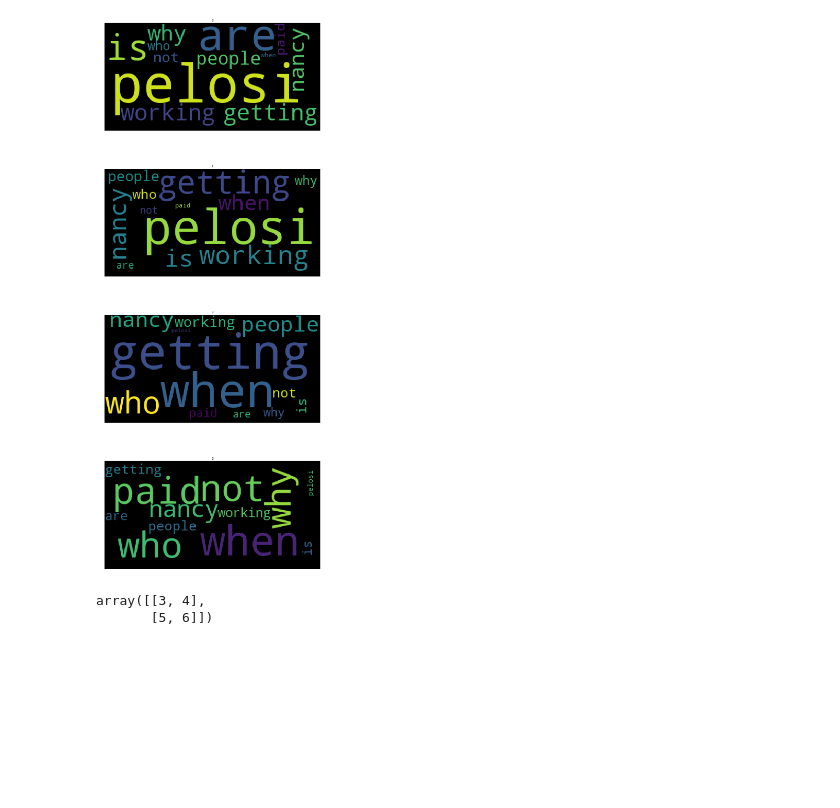
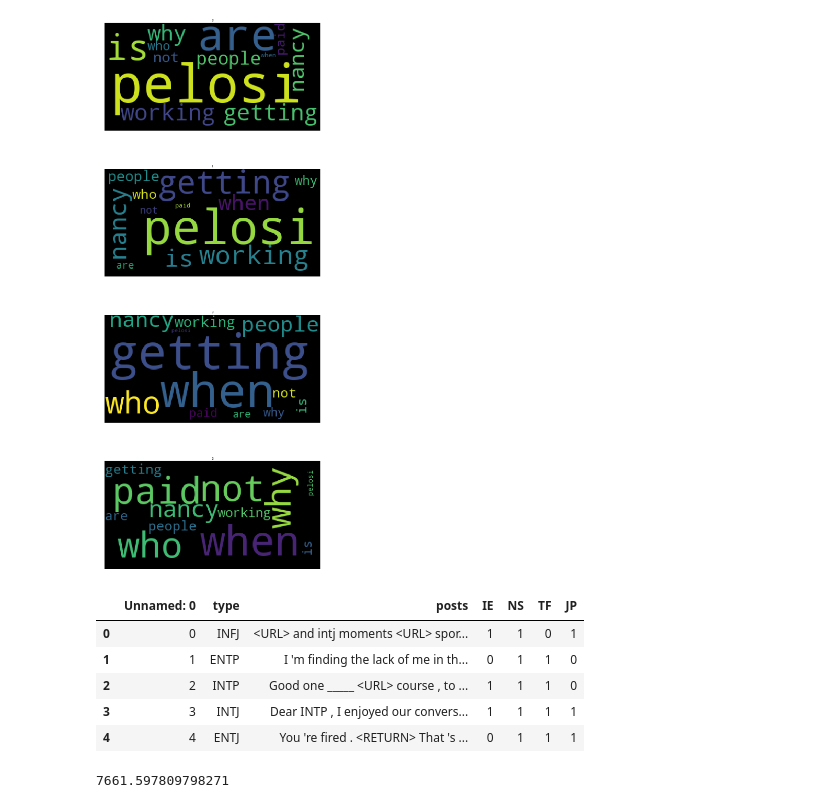
Before and after one commit to zhengzangw/MBTI-Type-Detector, a Jupyter notebook: demo.ipynb, the cells around one changed output. Cells and saved outputs as stored; diff of their text form; code cells hidden in the pictures; blank space fills up the shorter version.

```diff
--- a/demo.ipynb
+++ b/demo.ipynb
@@ -114,9 +114,19 @@ for i in range(4):
     k+=1
 # %% [output]
 [figure]
-# %%
-a =np.array([(1,2),(3,4),(5,6)])
-a[1:,:]
-# %% [output]
-array([[3, 4],
-       [5, 6]])
+# %%
+import pandas as pd
+a = pd.read_csv("MBTI.csv")
+a.head()
+# %% [output]
+|  | Unnamed: 0 | type | posts | IE | NS | TF | JP |
+| 0 | 0 | INFJ | <URL> and intj moments <URL> spor... | 1 | 1 | 0 | 1 |
+| 1 | 1 | ENTP | I 'm finding the lack of me in th... | 0 | 1 | 1 | 0 |
+| 2 | 2 | INTP | Good one _____ <URL> course , to ... | 1 | 1 | 1 | 0 |
+| 3 | 3 | INTJ | Dear INTP , I enjoyed our convers... | 1 | 1 | 1 | 1 |
+| 4 | 4 | ENTJ | You 're fired . <RETURN> That 's ... | 0 | 1 | 1 | 1 |
+# %%
+import numpy as np
+np.mean([len(a['posts'][i]) for i in range(len(a))])
+# %% [output]
+7661.597809798271
```
Also changed, not shown: 3 other files.
